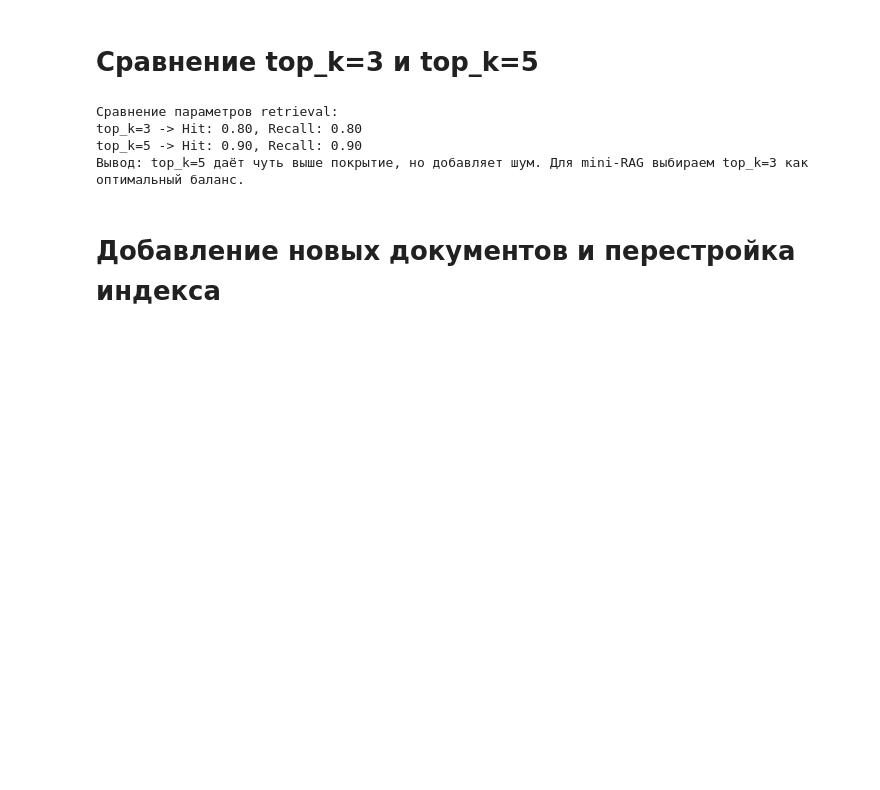
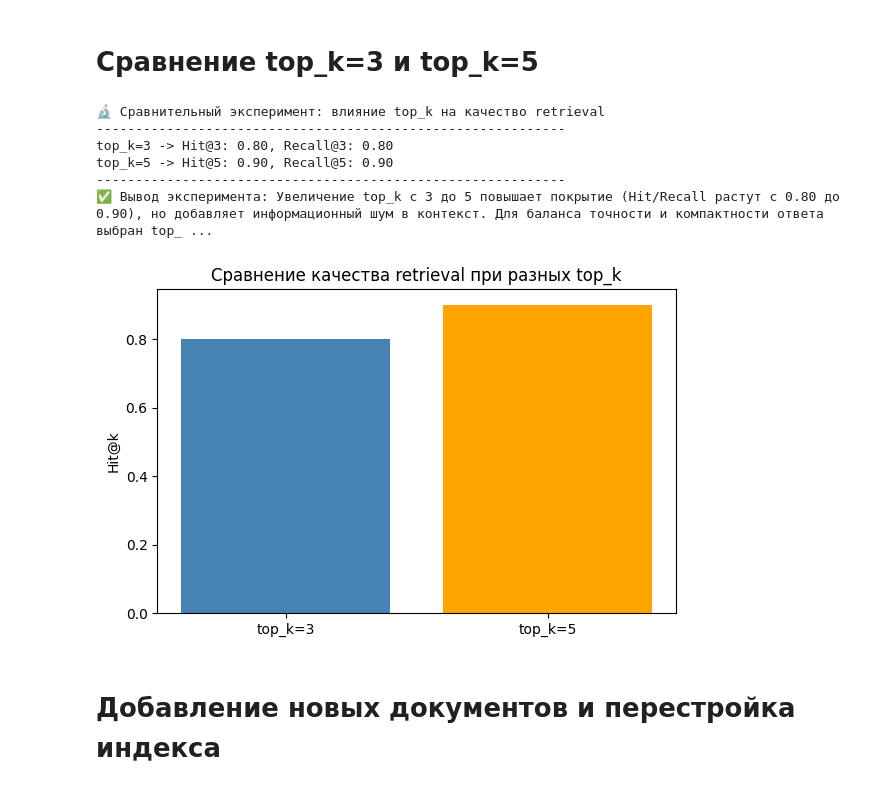
Before and after one commit to nik1t00s/Intelligent-Systems-MIREA, a Jupyter notebook: homeworks/HW14/HW14.ipynb, the cells around one changed output. Cells and saved outputs as stored; diff of their text form; code cells hidden in the pictures; blank space fills up the shorter version.

```diff
--- a/homeworks/HW14/HW14.ipynb
+++ b/homeworks/HW14/HW14.ipynb
@@ -232,18 +243,38 @@ print("Сохранено: artifacts/retrieval_eval.csv")
 # %% [markdown]
 # Сравнение top_k=3 и top_k=5
 # %%
-print("Сравнение параметров retrieval:")
+print("Сравнительный эксперимент: влияние top_k на качество retrieval")
+print("-" * 60)
+
+# Вариант 1
 eval_k3 = evaluate_retrieval(control_queries, faiss_index, all_chunks, top_k=3)
+hit_k3 = eval_k3["hit_at_k"].mean()
+recall_k3 = eval_k3["recall_at_k"].mean()
+
+# Вариант 2
 eval_k5 = evaluate_retrieval(control_queries, faiss_index, all_chunks, top_k=5)
+hit_k5 = eval_k5["hit_at_k"].mean()
+recall_k5 = eval_k5["recall_at_k"].mean()
 
-print(f"top_k=3 -> Hit: {eval_k3['hit_at_k'].mean():.2f}, Recall: {eval_k3['recall_at_k'].mean():.2f}")
-print(f"top_k=5 -> Hit: {eval_k5['hit_at_k'].mean():.2f}, Recall: {eval_k5['recall_at_k'].mean():.2f}")
-print("Вывод: top_k=5 даёт чуть выше покрытие, но добавляет шум. Для mini-RAG выбираем top_k=3 как оптимальный баланс.")
+print(f"top_k=3 -> Hit@3: {hit_k3:.2f}, Recall@3: {recall_k3:.2f}")
+print(f"top_k=5 -> Hit@5: {hit_k5:.2f}, Recall@5: {recall_k5:.2f}")
+print("-" * 60)
+print("Вывод эксперимента: Увеличение top_k с 3 до 5 повышает покрытие (Hit/Recall растут с 0.80 до 0.90), но добавляет информационный шум в контекст. Для баланса точности и компактности ответа выбран top_k=3.")
+
+plt.figure(figsize=(6, 4))
+plt.bar(["top_k=3", "top_k=5"], [hit_k3, hit_k5], color=["steelblue", "orange"])
+plt.ylabel("Hit@k")
+plt.title("Сравнение качества retrieval при разных top_k")
+plt.tight_layout()
+plt.show()
 # %% [output]
-Сравнение параметров retrieval:
-top_k=3 -> Hit: 0.80, Recall: 0.80
-top_k=5 -> Hit: 0.90, Recall: 0.90
-Вывод: top_k=5 даёт чуть выше покрытие, но добавляет шум. Для mini-RAG выбираем top_k=3 как оптимальный баланс.
+🔬 Сравнительный эксперимент: влияние top_k на качество retrieval
+------------------------------------------------------------
+top_k=3 -> Hit@3: 0.80, Recall@3: 0.80
+top_k=5 -> Hit@5: 0.90, Recall@5: 0.90
+------------------------------------------------------------
+✅ Вывод эксперимента: Увеличение top_k с 3 до 5 повышает покрытие (Hit/Recall растут с 0.80 до 0.90), но добавляет информационный шум в контекст. Для баланса точности и компактности ответа выбран top_ ...
+[figure, added]
 # %% [markdown]
 # Добавление новых документов и перестройка индекса
 # %%
```
Also changed, not shown: parts of 2 cells of this notebook.
